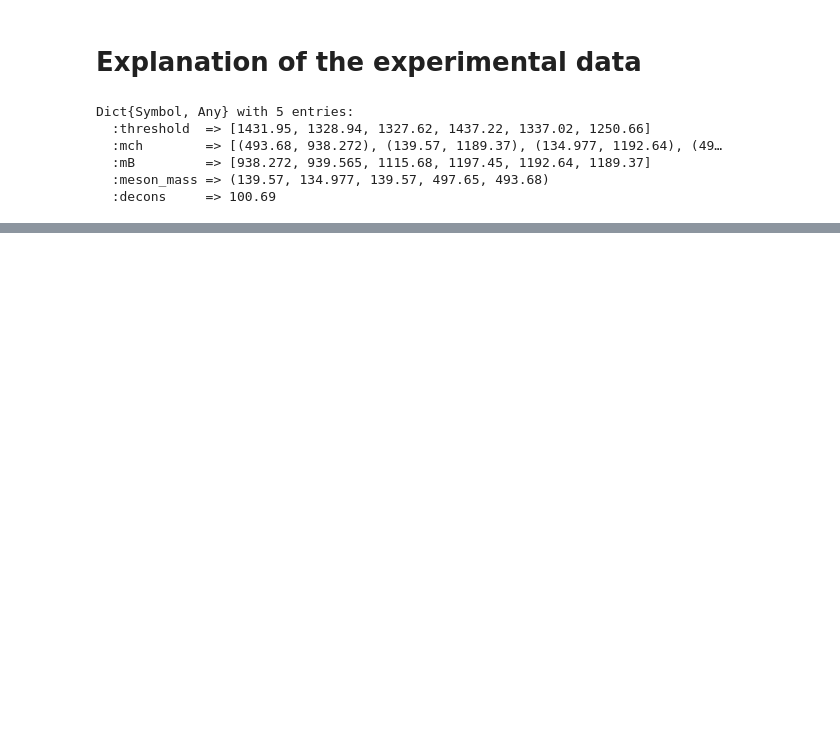
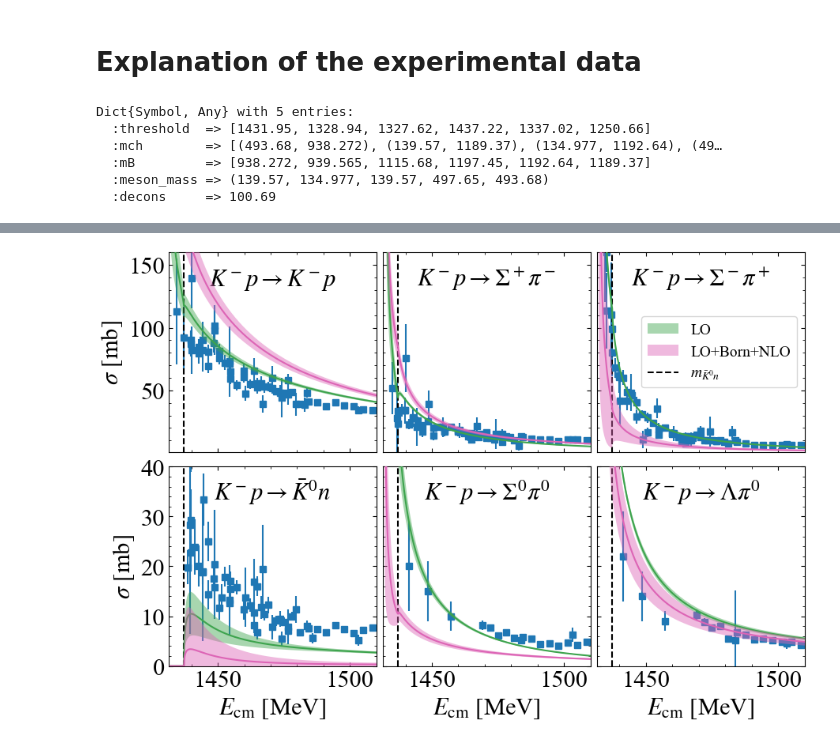
Before and after one commit to zejianzhuang-uv/N1535, a Jupyter notebook: cross_section_lambda.ipynb, the cells around one changed output, grey strips where cells are left out. Drawn from its saved outputs; the diff is of its cells as text; code cells hidden in the pictures; blank space fills up the shorter version.

```diff
--- a/cross_section_lambda.ipynb
+++ b/cross_section_lambda.ipynb
@@ -291,7 +318,7 @@ rcParams["ytick.labelsize"] = sz
 PyPlot.svg(false);
 # %%
 fig, ax = PyPlot.subplots(2, 3, figsize=(9, 6), layout="constrained", sharex=true, sharey=:row)
-cc = colort[1]#:b#color[1]
+cc = "#1F77B4"#colort[1]#:b#color[1]
 mfc = cc
 ax[1, 1].errorbar(Kmp_to_Kmp.Ecm, Kmp_to_Kmp.sigma, yerr=Kmp_to_Kmp.dsigma, fmt="s", c=cc, mfc=mfc)
 ax[1, 2].errorbar(Kmp_to_Sigppim.Ecm, Kmp_to_Sigppim.sigma, yerr=Kmp_to_Sigppim.dsigma, fmt="s", c=cc, mfc=mfc)
@@ -306,7 +333,7 @@ ax[2, 3].errorbar(Kmp_to_Lampi0.Ecm, Kmp_to_Lampi0.sigma, Kmp_to_Lampi0.dsigma,
 zorder = 5
 zorder1 = 4
 # Predicted by model with parameter fixed by energy levels
-cc1 = color[3]
+cc1 = "#3EA44E"#color[3]
 ax[1, 1].plot(w1, sigma_lo_11, c=cc1, zorder = zorder1)
 ax[1, 2].plot(w2, sigma_lo_12, c=cc1, zorder = zorder1)
 ax[2, 2].plot(w3, sigma_lo_13, c=cc1, zorder = zorder1)
@@ -325,7 +352,7 @@ ax[1, 3].fill_between(w5, sigma_lo_15-simga_lo_15_error_band, sigma_lo_15+simga_
 ax[2, 3].fill_between(w6, sigma_lo_16-simga_lo_16_error_band, sigma_lo_16+simga_lo_16_error_band, fc=cc1, alpha=alpha, zorder = zorder1)
 
 # LO + NLO
-cc2 = color[14]
+cc2 = "#DD65B6"#color[14]
 ax[1, 1].plot(w1, sigma_nlo_11, c=cc2, zorder = zorder)
 ax[1, 2].plot(w2, sigma_nlo_12, c=cc2, zorder = 3)
 ax[2, 2].plot(w3, sigma_nlo_13, c=cc2, zorder = zorder)
@@ -334,37 +361,39 @@ ax[2, 1].plot(w4, sigma_nlo_14, c=cc2, zorder = 10)
 ax[1, 3].plot(w5, sigma_nlo_15, c=cc2, zorder = zorder)
 ax[2, 3].plot(w6, sigma_nlo_16, c=cc2, zorder = zorder)
 
 #error band
 ax[1, 1].fill_between(w1, sigma_nlo_11-simga_nlo_11_error_band, sigma_nlo_11+simga_nlo_11_error_band, fc=cc2, alpha=alpha, zorder = zorder)
 ax[1, 2].fill_between(w2, sigma_nlo_12-simga_nlo_12_error_band, sigma_nlo_12+simga_nlo_12_error_band, fc=cc2, alpha=alpha, zorder = zorder)
 ax[2, 2].fill_between(w3, sigma_nlo_13-simga_nlo_13_error_band, sigma_nlo_13+simga_nlo_13_error_band, fc=cc2, alpha=alpha, zorder = zorder)
 ax[2, 1].fill_between(w4, sigma_nlo_14-simga_nlo_14_error_band, sigma_nlo_14+simga_nlo_14_error_band, fc=cc2, alpha=alpha, zorder = zorder)
-ax[1, 3].fill_between(w5, sigma_nlo_15-simga_nlo_15_error_band, sigma_nlo_15+simga_nlo_15_error_band, fc=cc2, alpha=alpha, zorder = 3, label="LO + NLO")
+ax[1, 3].fill_between(w5, sigma_nlo_15-simga_nlo_15_error_band, sigma_nlo_15+simga_nlo_15_error_band, fc=cc2, alpha=alpha, zorder = 3, label="LO+Born+NLO")
 ax[2, 3].fill_between(w6, sigma_nlo_16-simga_nlo_16_error_band, sigma_nlo_16+simga_nlo_16_error_band, fc=cc2, alpha=alpha, zorder = zorder)
 
 ylim = [(10, 160), (0, 70), (0, 100), (0, 30), (0, 150), (0, 50)]
 
 axtitle = [L"K^- p \to K^- p",
 L"K^- p \to \bar{K}^0 n",
 L"K^- p \to \Sigma^+ \pi^-",
 L"K^- p \to \Sigma^0 \pi^0",
 L"K^- p \to \Sigma^- \pi^+",
 L"K^- p \to \Lambda \pi^0"]
 for (axx, yl, title) in zip(vec(ax), ylim, axtitle)
     # axx.set(xlim=(nothing, 1540), ylim=yl)
     axx.set_title(title, y=0.8, loc=:center)
     axx.vlines(1437.22, 0, 160, color=:k, ls="--", label=L"m_{\bar{K}^0n}")
 end
 for axx in ax[2, :]
     axx.set(xlabel=L"$E_\mathrm{cm}$ [MeV]")
 end
 ax[1, 1].set(xlim=(1431.5, 1510), ylim=(1, 160))
-ax[2, 1].set(xlim=(1431.5, 1510), ylim=(0, 62))
+ax[2, 1].set(xlim=(1431.5, 1510), ylim=(0, 40))
 ax[1, 1].set_ylabel(L"$\sigma$ [mb]")
 ax[2, 1].set_ylabel(L"$\sigma$ [mb]")
-ax[1, 3].legend(fontsize=16, loc=7)
-# fig.savefig("./figure/lambda1405_exp_data1.pdf")
+ax[1, 3].legend(fontsize=14, loc=7)
+fig.savefig("./figure/lambda1405_exp_data1.pdf")
 gcf()
+# %% [output]
+[figure, added]
 # %%
 # fig, ax = PyPlot.subplots(2, 3, figsize=(14, 7), layout="constrained", sharex=true)
 # cc = :b#color[1]#:b#color[1]
```
Also changed, not shown: parts of 15 cells of this notebook, 6 other files.
